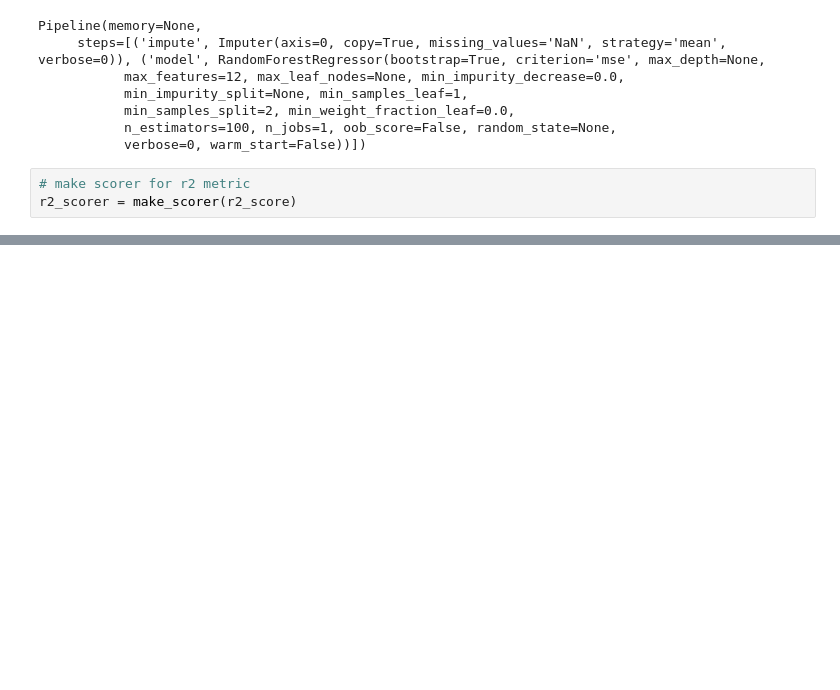
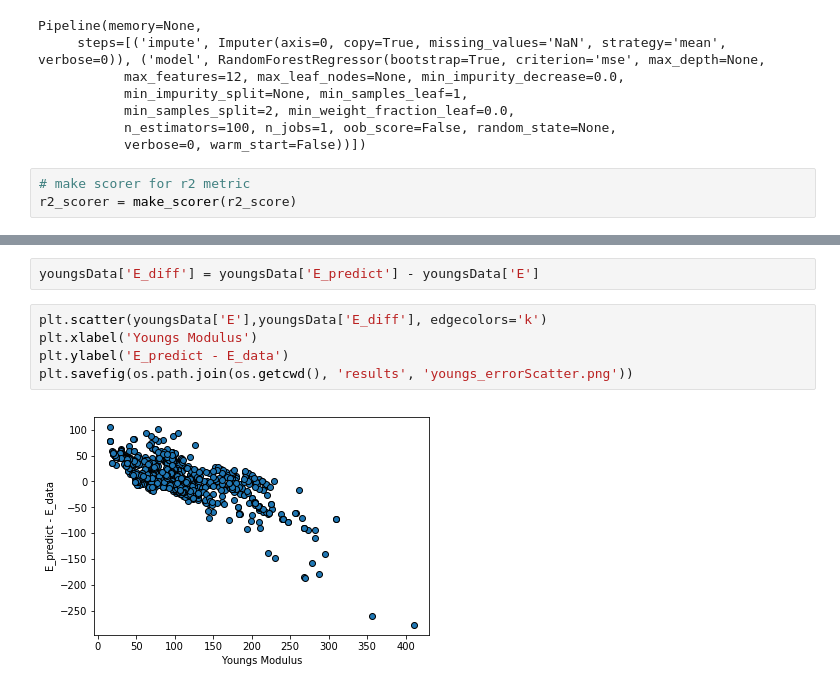
Before and after one commit to tangkong/MechPropModels, a Jupyter notebook: 1_youngs_model.ipynb, the cells around one changed output, grey strips where cells are left out. Drawn from its saved outputs; the diff is of its cells as text; blank space fills up the shorter version.

```diff
--- a/1_youngs_model.ipynb
+++ b/1_youngs_model.ipynb
@@ -160,0 +209,9 @@ Name: 22, dtype: object
+# %%
+youngsData['E_diff'] = youngsData['E_predict'] - youngsData['E']
+# %%
+plt.scatter(youngsData['E'],youngsData['E_diff'], edgecolors='k')
+plt.xlabel('Youngs Modulus')
+plt.ylabel('E_predict - E_data')
+plt.savefig(os.path.join(os.getcwd(), 'results', 'youngs_errorScatter.png'))
+# %% [output]
+[figure, added]
```
Also changed, not shown: parts of 18 cells of this notebook, 9 other files.
